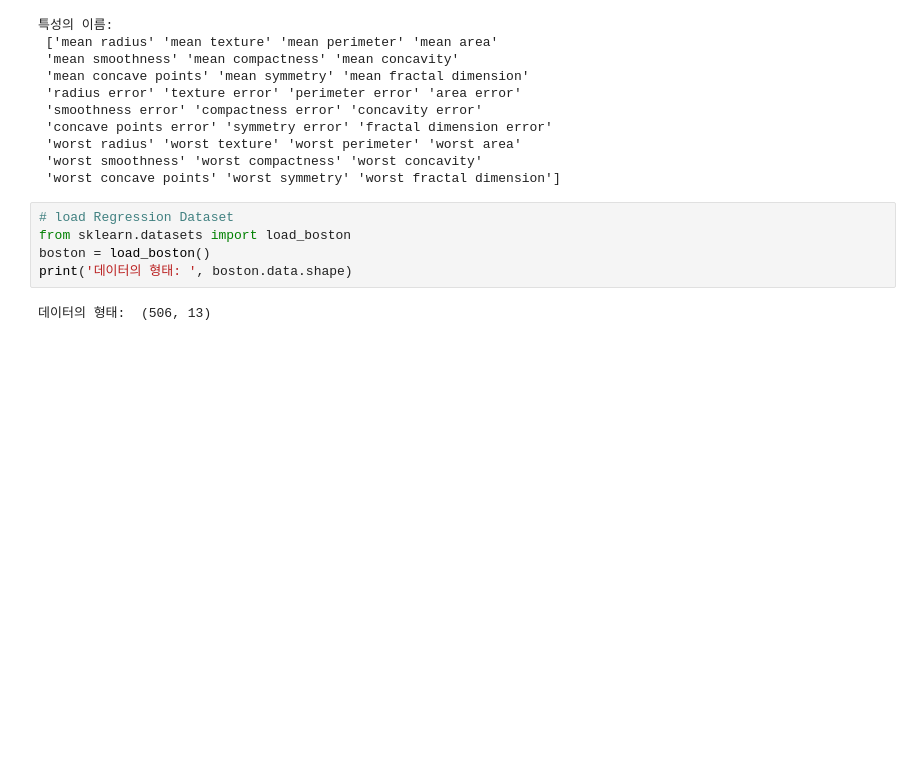
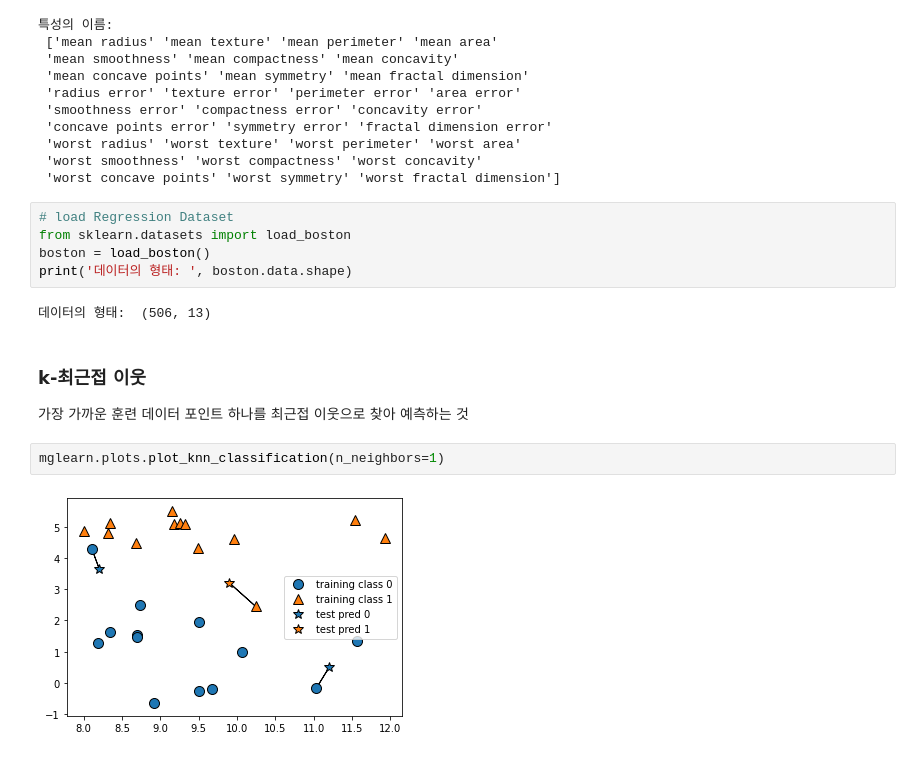
Before and after one commit to YuLim2/Deep-Learing-Machine-Learning, a Jupyter notebook: Study/Supervised-Learning_Algorithm.ipynb, the cells around one changed output. Saved outputs shown, nothing was run; the diff lists cells and outputs as text; blank space fills up the shorter version.

```diff
--- a/Study/Supervised-Learning_Algorithm.ipynb
+++ b/Study/Supervised-Learning_Algorithm.ipynb
@@ -70,3 +70,10 @@ boston = load_boston()
 print('데이터의 형태: ', boston.data.shape)
 # %% [output]
 데이터의 형태:  (506, 13)
+# %% [markdown]
+### k-최근접 이웃
+가장 가까운 훈련 데이터 포인트 하나를 최근접 이웃으로 찾아 예측하는 것
+# %%
+mglearn.plots.plot_knn_classification(n_neighbors=1)
+# %% [output]
+[figure, added]
```
Also changed, not shown: parts of 6 cells of this notebook.
